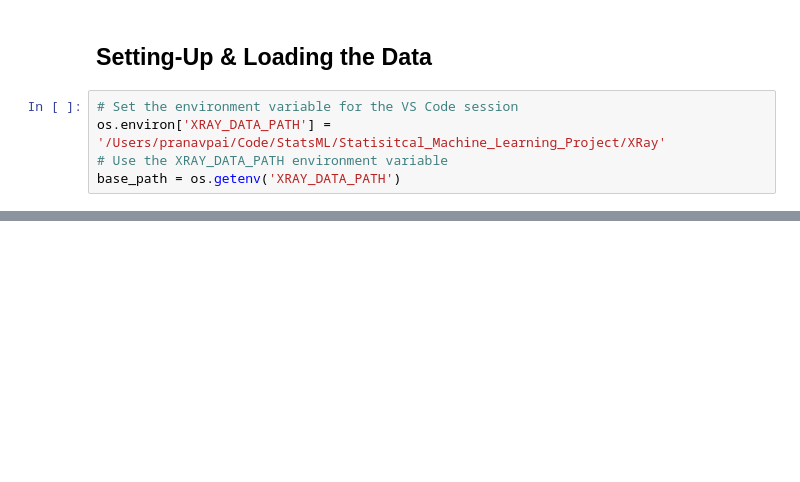
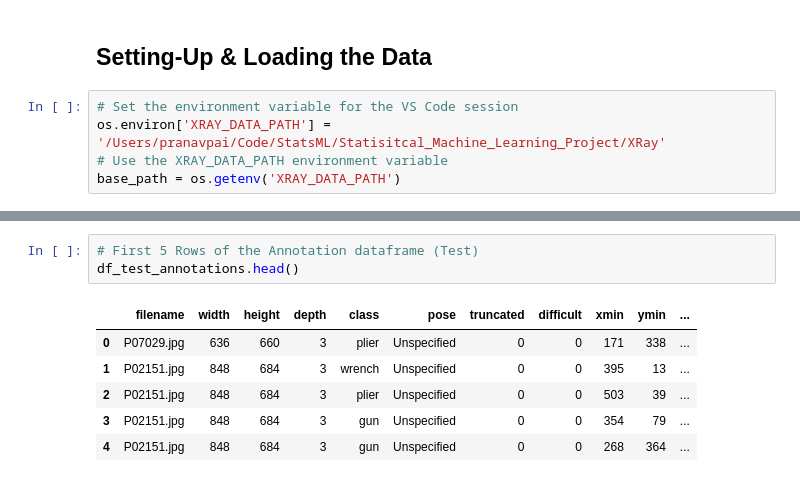
Before and after one commit to pranavpai/Computer-Vision-XRay-Research, a Jupyter notebook: XRay/XRay.ipynb, the cells around one changed output, grey strips where cells are left out. Saved outputs shown, nothing was run; the diff lists cells and outputs as text; blank space fills up the shorter version.

```diff
--- a/XRay/XRay.ipynb
+++ b/XRay/XRay.ipynb
@@ -101,0 +160,10 @@ compute_csv_stats(test_output_csv, 'Testing Annotations')
+# %%
+# First 5 Rows of the Annotation dataframe (Test)
+df_test_annotations.head()
+# %% [output]
+|  | filename | width | height | depth | class | pose | truncated | difficult | xmin | ymin | ... |
+| 0 | P07029.jpg | 636 | 660 | 3 | plier | Unspecified | 0 | 0 | 171 | 338 | ... |
+| 1 | P02151.jpg | 848 | 684 | 3 | wrench | Unspecified | 0 | 0 | 395 | 13 | ... |
+| 2 | P02151.jpg | 848 | 684 | 3 | plier | Unspecified | 0 | 0 | 503 | 39 | ... |
+| 3 | P02151.jpg | 848 | 684 | 3 | gun | Unspecified | 0 | 0 | 354 | 79 | ... |
+| 4 | P02151.jpg | 848 | 684 | 3 | gun | Unspecified | 0 | 0 | 268 | 364 | ... |
```
Also changed, not shown: parts of 8 cells of this notebook.
